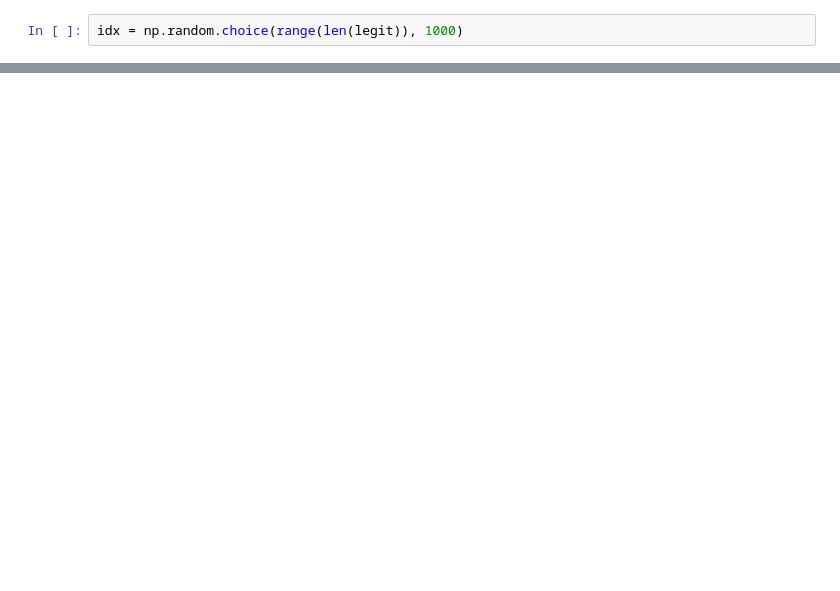
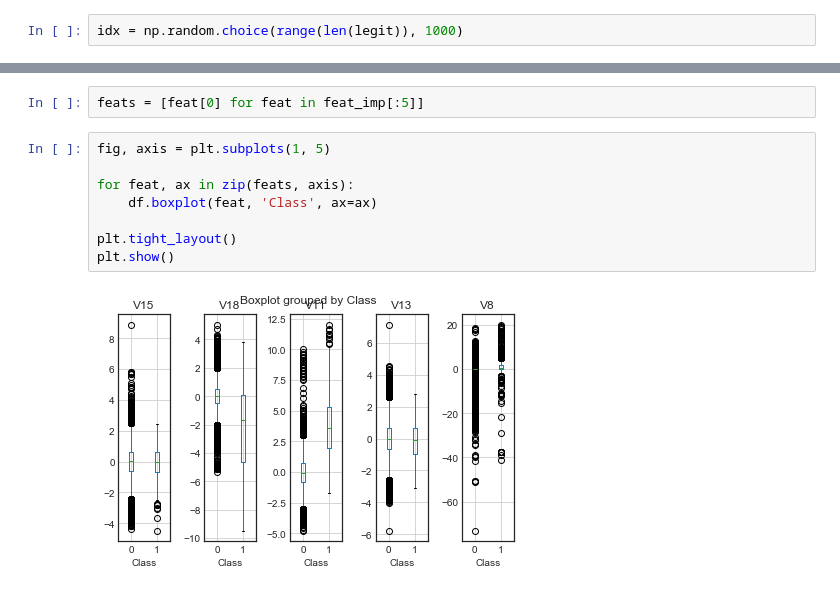
Before and after one commit to NekuSakuraba/machine-learning, a Jupyter notebook: projects/capstone/project/Project Development.ipynb, the cells around one changed output, grey strips where cells are left out. Cells and saved outputs as stored; diff of their text form; blank space fills up the shorter version.

```diff
--- a/projects/capstone/project/Project Development.ipynb
+++ b/projects/capstone/project/Project Development.ipynb
@@ -352,0 +359,12 @@ It seems that there is two cluster of legit transactions and the fraud transacti
+# %%
+feats = [feat[0] for feat in feat_imp[:5]]
+# %%
+fig, axis = plt.subplots(1, 5)
+
+for feat, ax in zip(feats, axis):
+    df.boxplot(feat, 'Class', ax=ax)
+
+plt.tight_layout()
+plt.show()
+# %% [output]
+[figure, added]
```
Also changed, not shown: parts of 16 cells of this notebook.
